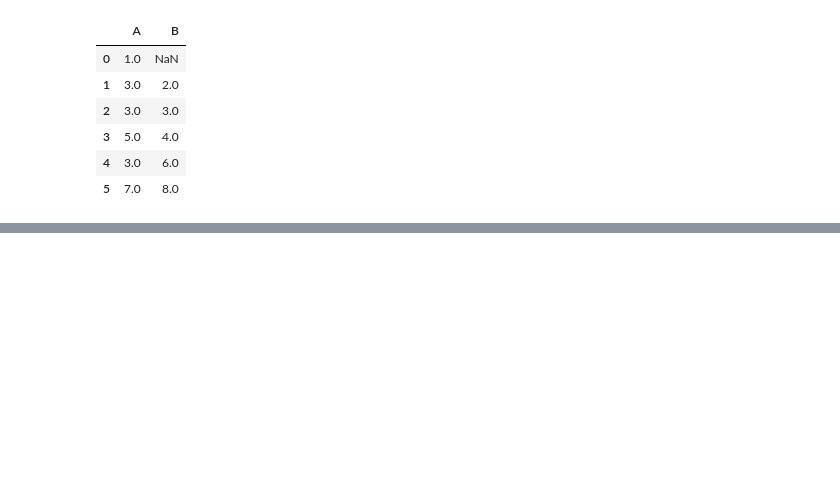
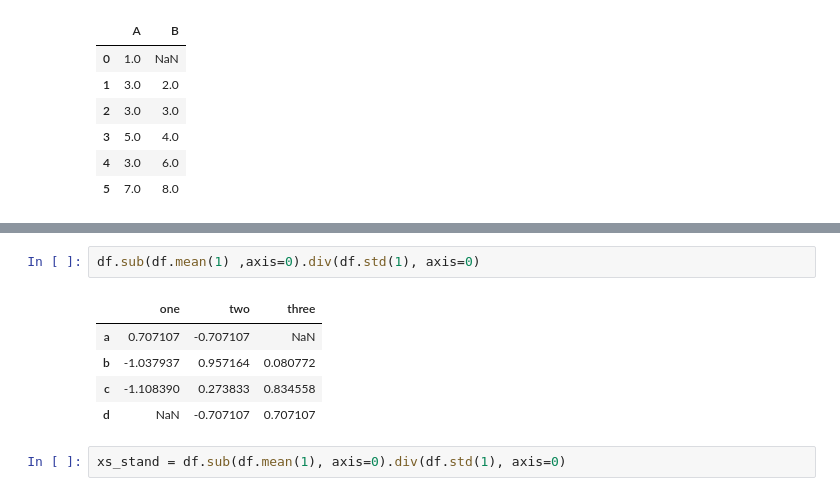
Before and after one commit to gopal-py07/DataSciencePandasExample, a Jupyter notebook: Essential basic functionality/Essential_basic_functionality.ipynb, the cells around one changed output, grey strips where cells are left out. Drawn from its saved outputs; the diff is of its cells as text; blank space fills up the shorter version.

```diff
--- a/Essential basic functionality/Essential_basic_functionality.ipynb
+++ b/Essential basic functionality/Essential_basic_functionality.ipynb
@@ -745,0 +852,10 @@ df1.combine(df2, combiner)
+# %%
+df.sub(df.mean(1) ,axis=0).div(df.std(1), axis=0)
+# %% [output]
+|  | one | two | three |
+| a | 0.707107 | -0.707107 | NaN |
+| b | -1.037937 | 0.957164 | 0.080772 |
+| c | -1.108390 | 0.273833 | 0.834558 |
+| d | NaN | -0.707107 | 0.707107 |
+# %%
+xs_stand = df.sub(df.mean(1), axis=0).div(df.std(1), axis=0)
```
Also changed, not shown: parts of 20 cells of this notebook.
